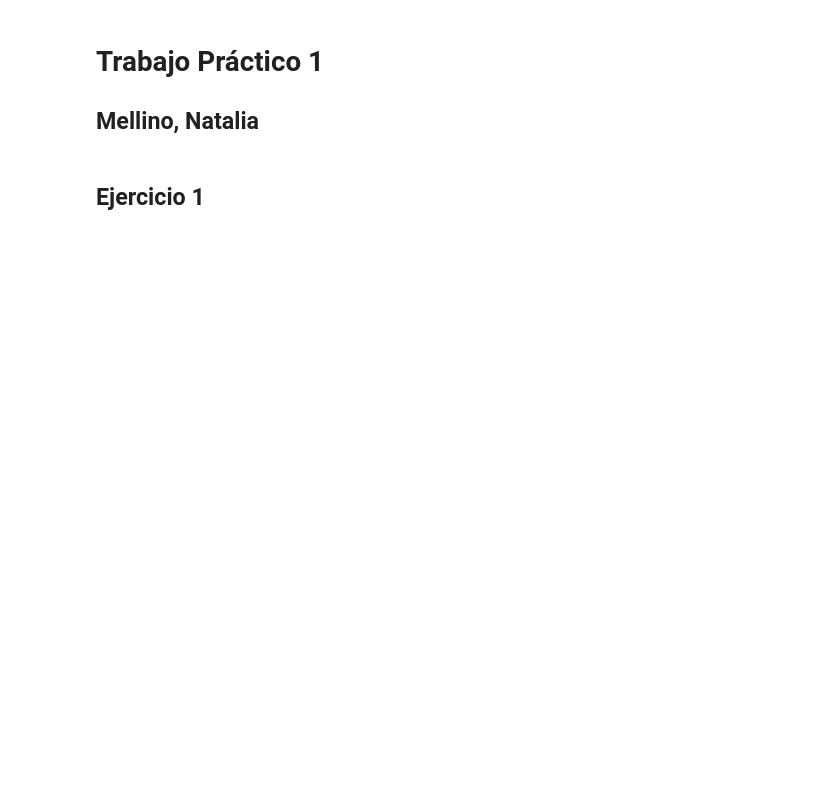
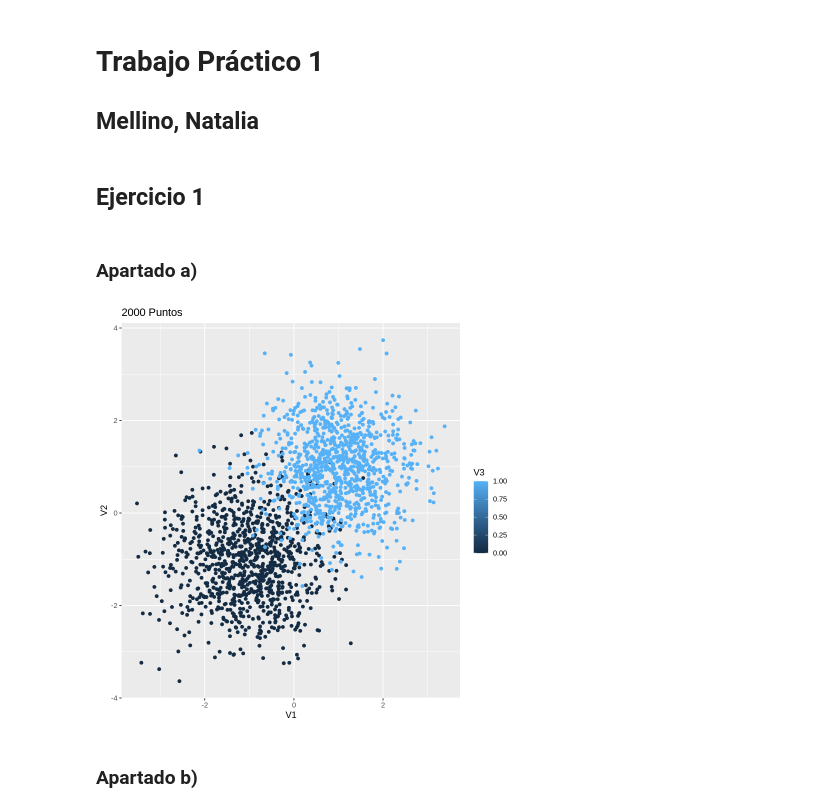
Before and after one commit to natimellino/mineria-de-datos, a Jupyter notebook: TP1.ipynb, the cells around one changed output. Saved outputs shown, nothing was run; the diff lists cells and outputs as text; code cells hidden in the pictures; blank space fills up the shorter version.

```diff
--- a/TP1.ipynb
+++ b/TP1.ipynb
@@ -8,6 +10,8 @@ library(MASS)
 library(ggplot2)
 # %% [markdown]
 ## Ejercicio 1
+# %% [markdown]
+### Apartado a)
 # %%
 ## Apartado a)
 
@@ -31,5 +35,14 @@ generar_diagonal <- function(n, d, C){
 
 }
 # %%
-data = generar_diagonal(500, 2, 0.5)
-with(data, plot(V1, V2, col = V3))
+data = generar_diagonal(2000, 2, 0.5)
+ggplot(data,
+       aes(x=V1,
+           y=V2,
+           color = V3)) +
+  geom_point() +
+  labs(title = "2000 Puntos")
+# %% [output]
+[figure, added]
+# %% [markdown]
+### Apartado b)
```
Also changed, not shown: parts of 4 cells of this notebook.
